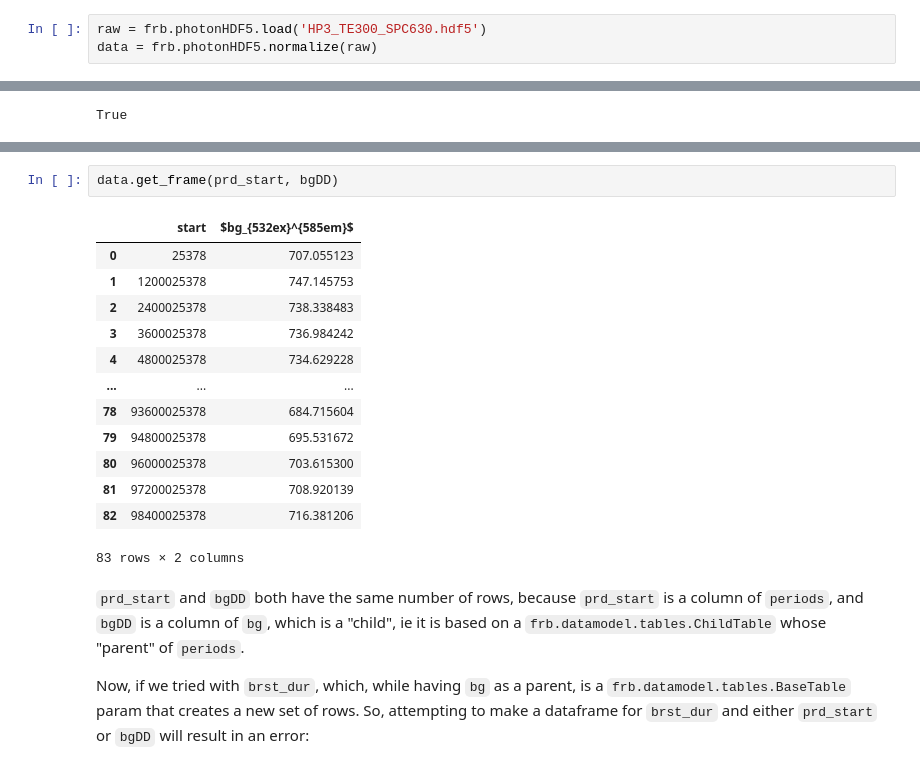
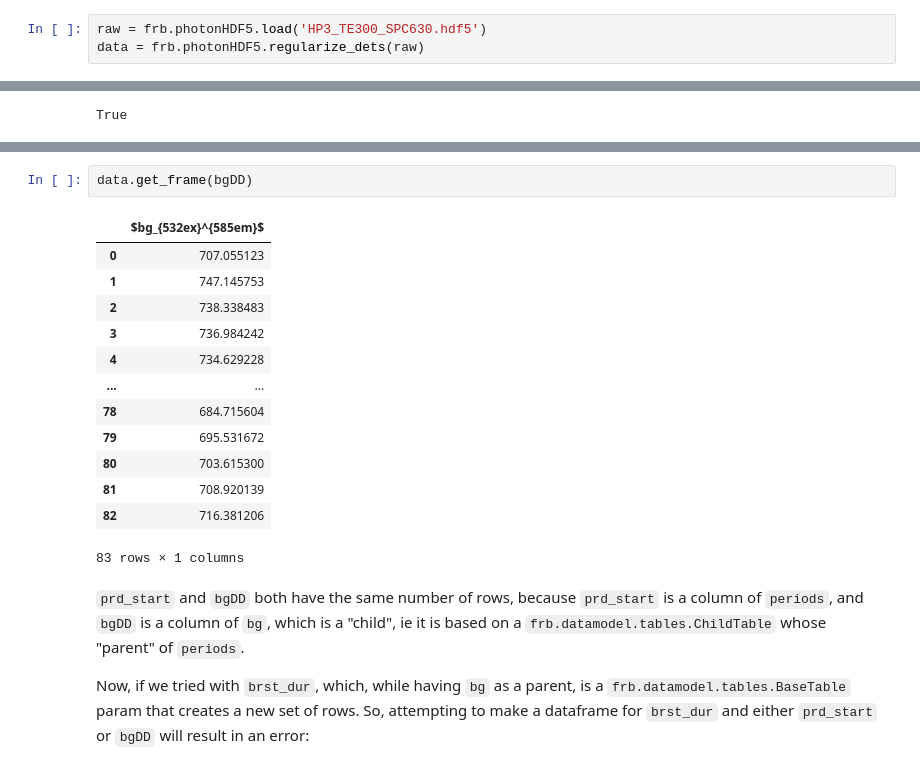
Before and after one commit to OpenSMFS/smfBursts, a Jupyter notebook: docs/source/DataModelTutorial.ipynb, the cells around one changed output, grey strips where cells are left out. Saved outputs shown, nothing was run; the diff lists cells and outputs as text.

```diff
--- a/docs/source/DataModelTutorial.ipynb
+++ b/docs/source/DataModelTutorial.ipynb
@@ -562,7 +563,7 @@ and "normalizes" the data, which is primarily reassinging photon detector indexe
 based on the given number of excitation, emission, polarization, and split channels.
 # %%
 raw = frb.photonHDF5.load('HP3_TE300_SPC630.hdf5')
-data = frb.photonHDF5.normalize(raw)
+data = frb.photonHDF5.regularize_dets(raw)
 # %% [markdown]
 ### Computing/retrieving columns/tables
 
@@ -640,19 +665,19 @@ True
 # %%
-data.get_frame(prd_start, bgDD)
+data.get_frame(bgDD)
 # %% [output]
-|  | start | $bg_{532ex}^{585em}$ |
-| 0 | 25378 | 707.055123 |
-| 1 | 1200025378 | 747.145753 |
-| 2 | 2400025378 | 738.338483 |
-| 3 | 3600025378 | 736.984242 |
-| 4 | 4800025378 | 734.629228 |
-| ... | ... | ... |
-| 78 | 93600025378 | 684.715604 |
-| 79 | 94800025378 | 695.531672 |
-| 80 | 96000025378 | 703.615300 |
-| 81 | 97200025378 | 708.920139 |
-| 82 | 98400025378 | 716.381206 |
+|  | $bg_{532ex}^{585em}$ |
+| 0 | 707.055123 |
+| 1 | 747.145753 |
+| 2 | 738.338483 |
+| 3 | 736.984242 |
+| 4 | 734.629228 |
+| ... | ... |
+| 78 | 684.715604 |
+| 79 | 695.531672 |
+| 80 | 703.615300 |
+| 81 | 708.920139 |
+| 82 | 716.381206 |
-83 rows × 2 columns
+83 rows × 1 columns
 # %% [markdown]
 `prd_start` and `bgDD` both have the same number of rows, because `prd_start` is a column of `periods`, and `bgDD` is a column of `bg`,
 which is a "child", ie it is based on a `frb.datamodel.tables.ChildTable` whose "parent" of `periods`.
```
Also changed, not shown: parts of 5 cells of this notebook, 27 other files.
